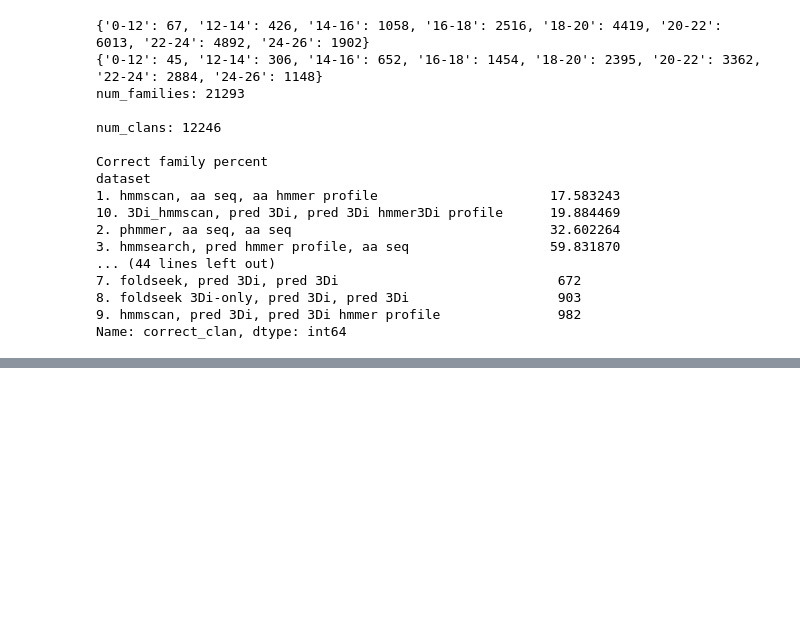
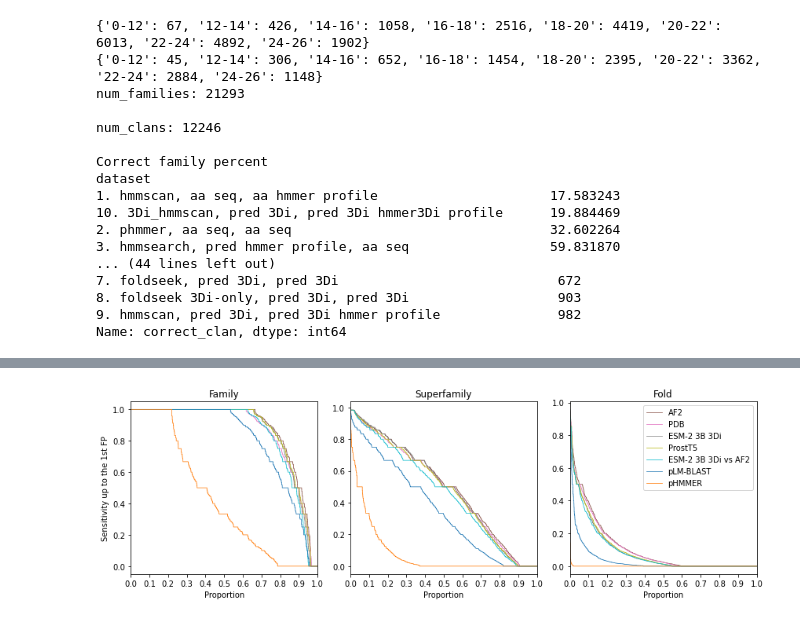
Before and after one commit to seanrjohnson/esmologs, a Jupyter notebook: notebooks/Data_analysis.ipynb, the cells around one changed output, grey strips where cells are left out. Cells and saved outputs as stored; diff of their text form; code cells hidden in the pictures; blank space fills up the shorter version.

```diff
--- a/notebooks/Data_analysis.ipynb
+++ b/notebooks/Data_analysis.ipynb
@@ -213,3 +272,19 @@ dataset
 8. foldseek 3Di-only, pred 3Di, pred 3Di                   903
 9. hmmscan, pred 3Di, pred 3Di hmmer profile               982
 Name: correct_clan, dtype: int64
+# %%
+datasets = OrderedDict([
+#("PDB", "pdbDB/awk_results.tsv"),
+("AF2", "SCOPe40_processed/AF2_AF2_processed.tsv"),
+("PDB", "SCOPe40_processed/pdb_pdb_processed.tsv"),
+("ESM-2 3B 3Di", "SCOPe40_processed/ESM-2_ESM-2_processed.tsv"),
+("ProstT5", "SCOPe40_processed/prostT5_prostT5_processed.tsv"),
+("ESM-2 3B 3Di vs AF2", "SCOPe40_processed/ESM-2_AF2_processed.tsv"),
+("pLM-BLAST", "SCOPe40_processed/pLM-BLAST_processed.tsv"),
+("pHMMER", "SCOPe40_processed/phmmer_processed.tsv"),
+])
+# scop_40_set = set(parse_simple_list("SCOPe40.txt").keys())
+
+hits_data = OrderedDict()
+for dataset_name, dataset_path in datasets.items():
+    hits_data[dataset_name] = pd.read_table(dataset_path)
@@ -215,0 +304,29 @@ Name: correct_clan, dtype: int64
+# %%
+
+fig, axes = plt.subplots(1, 3, figsize=(12, 4))
+palette = sns.color_palette("tab10")
+
+for i, (dataset, data) in enumerate(hits_data.items()):
+    sns.ecdfplot(ax=axes[0], y=data["FAM"], marker=None, label=dataset, complementary=True, linewidth=0.75, color=palette[(i+5) % 10])
+    sns.ecdfplot(ax=axes[1], y=data["SFAM"], marker=None, label=dataset, complementary=True, linewidth=0.75, color=palette[(i+5) % 10])
+    sns.ecdfplot(ax=axes[2], y=data["FOLD"], marker=None, label=dataset, complementary=True, linewidth=0.75, color=palette[(i+5) % 10])
+
+#set x ticks to 0.0, 0.1, 0.2, 0.3, 0.4, 0.5, 0.6, 0.7, 0.8, 0.9, and 1.0
+for ax in axes:
+    ax.set_xticks(np.arange(0, 1.1, 0.1))
+
+axes[0].set_title("Family")
+axes[1].set_title("Superfamily")
+axes[2].set_title("Fold")
+axes[0].set_ylabel("Sensitivity up to the 1st FP")
+axes[1].set_ylabel("")
+axes[2].set_ylabel("")
+
+# legend visible on axes[2]
+axes[2].legend()
+
+# tight layout
+plt.tight_layout()
+#plt.savefig("sensitivity_cdf.png", dpi=300, facecolor="white")
+# %% [output]
+[figure, added]
```
Also changed, not shown: parts of 9 cells of this notebook, 1 other file.
